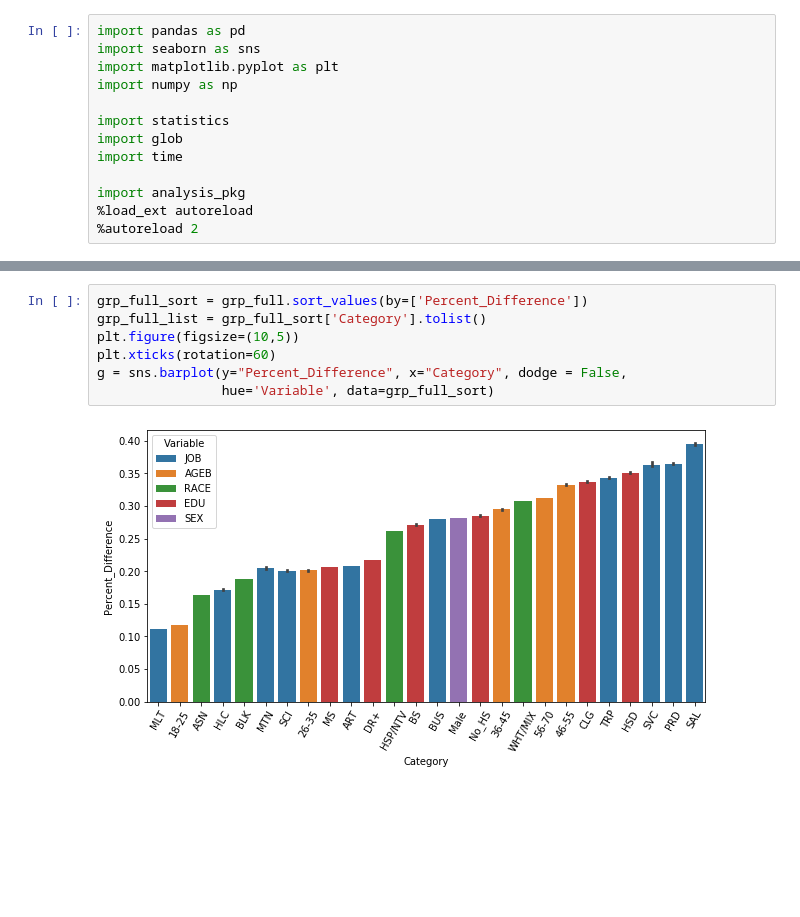
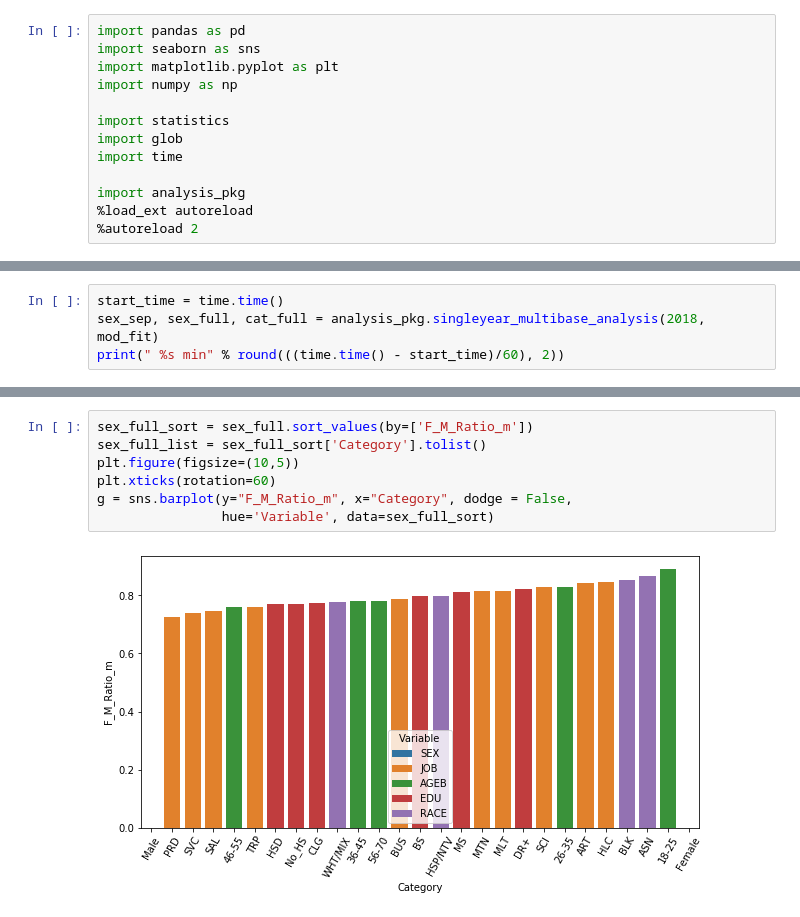
Before and after one commit to AlbeChen/Census_Wage_Analysis, a Jupyter notebook: final_analysis.ipynb, the cells around one changed output, grey strips where cells are left out. Drawn from its saved outputs; the diff is of its cells as text; blank space fills up the shorter version.

Commit message:
full model update

```diff
--- a/final_analysis.ipynb
+++ b/final_analysis.ipynb
@@ -16,0 +35,4 @@ sep_full, grp_full = analysis_pkg.singleyear_multibase_analysis(2018, mod_fit)
+# %%
+start_time = time.time()
+sex_sep, sex_full, cat_full = analysis_pkg.singleyear_multibase_analysis(2018, mod_fit)
+print(" %s min" % round(((time.time() - start_time)/60), 2))
@@ -43,9 +78,9 @@ plot_heatmap_basecat(grp_full, 'JOB','Male')
 # %%
-grp_full_sort = grp_full.sort_values(by=['Percent_Difference'])
-grp_full_list = grp_full_sort['Category'].tolist()
+sex_full_sort = sex_full.sort_values(by=['F_M_Ratio_m'])
+sex_full_list = sex_full_sort['Category'].tolist()
 plt.figure(figsize=(10,5))
 plt.xticks(rotation=60)
-g = sns.barplot(y="Percent_Difference", x="Category", dodge = False,
-                hue='Variable', data=grp_full_sort)
+g = sns.barplot(y="F_M_Ratio_m", x="Category", dodge = False,
+                hue='Variable', data=sex_full_sort)
 # %% [output]
-[figure, old version]
+[figure, new version]
```
Also changed, not shown: parts of 12 cells of this notebook, 8 other files.
